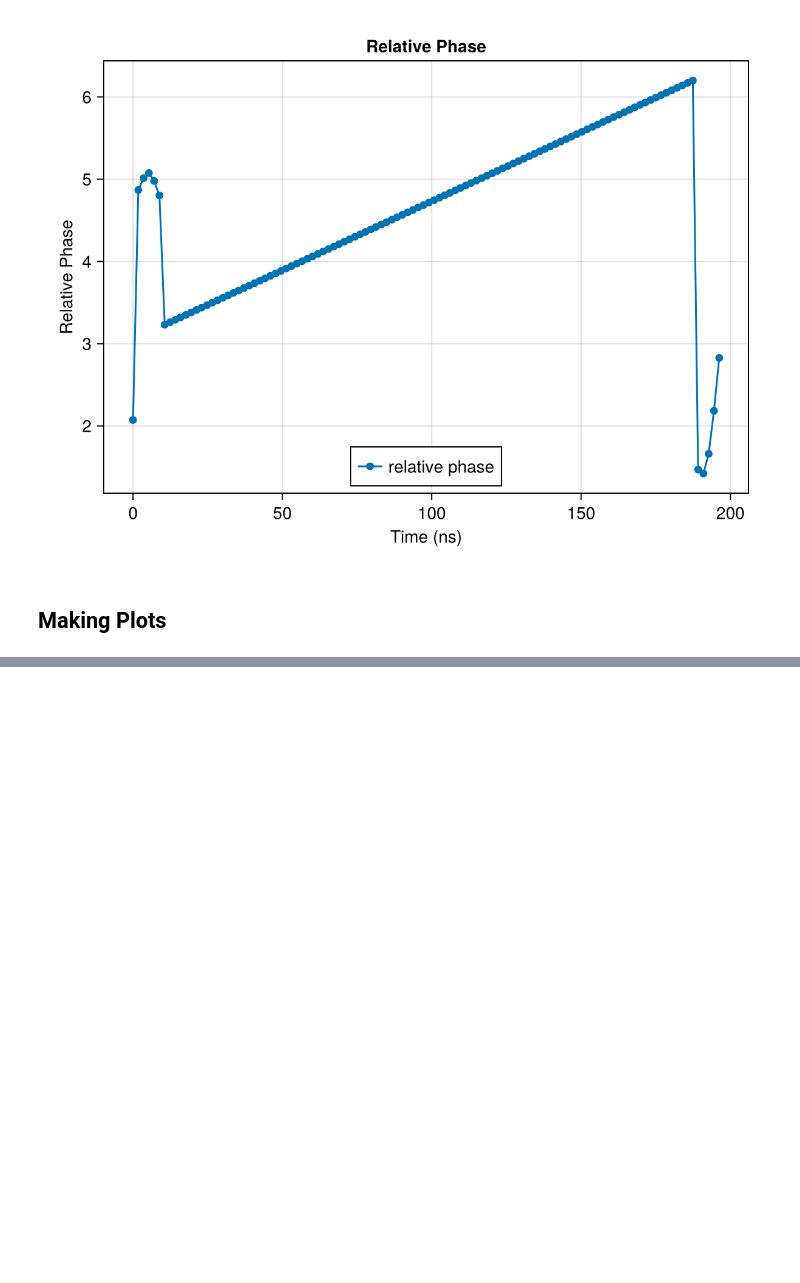
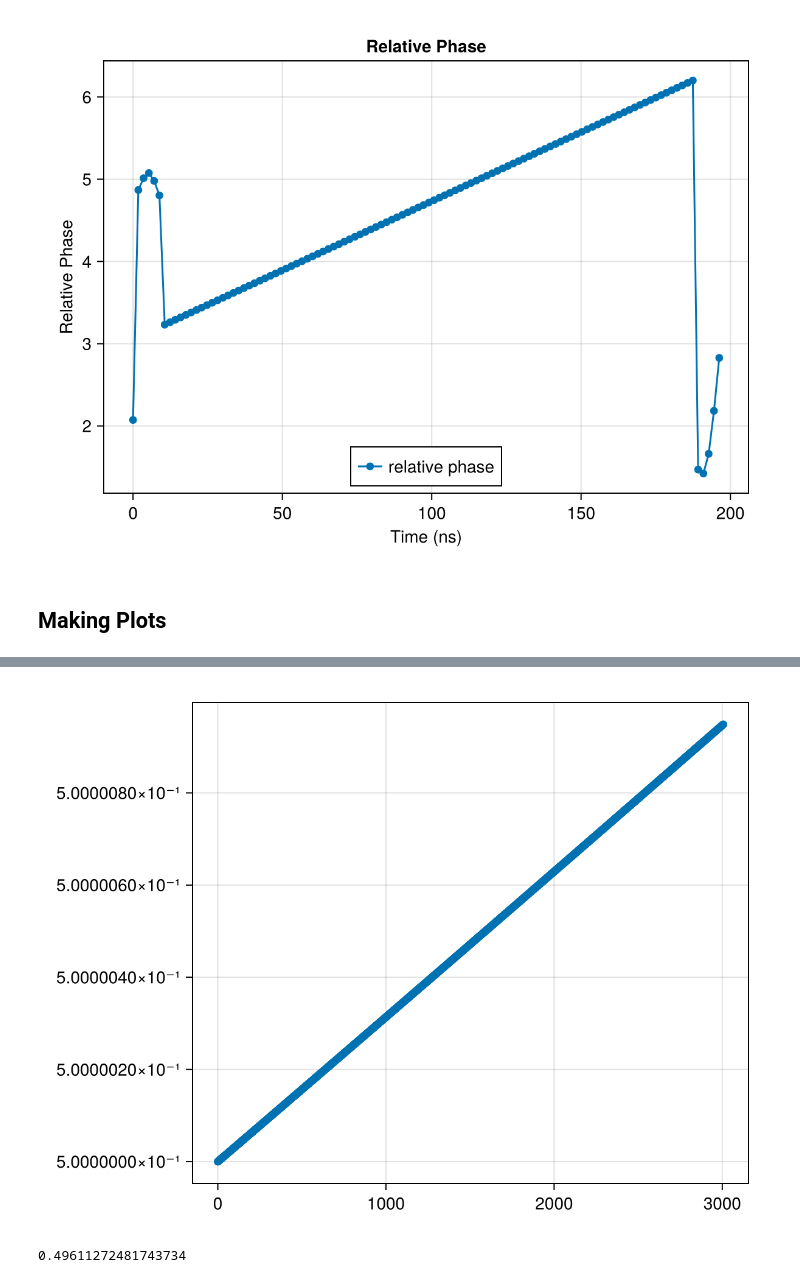
Before and after one commit to Gavin-Rockwood/SuperconductingCavities, a Jupyter notebook: Demo/DevTesting.ipynb, the cells around one changed output, grey strips where cells are left out. Drawn from its saved outputs; the diff is of its cells as text; code cells hidden in the pictures; blank space fills up the shorter version.

```diff
--- a/Demo/DevTesting.ipynb
+++ b/Demo/DevTesting.ipynb
@@ -225,0 +235,2 @@ norm(collect(dat.cubes[:Step_18][State = At(string((0,2))), Step_18_Steps = At(4
+# %%
+ramsey = SC.LoadRunResults("Data/Ramsey_00_plus_10_2024-09-18T16:41:28.655.nc"; cube_order = ["DEFAULT"], h_dims = [10,10]);
@@ -225,0 +240,21 @@ norm(collect(dat.cubes[:Step_18][State = At(string((0,2))), Step_18_Steps = At(4
+# %%
+rho = zeros(ComplexF64, length(ramsey[1]), 2, 2)
+for i in 1:length(ramsey[1])
+    rho[i, 1,1] = ψg'*ramsey[1][i]*ψg
+    rho[i, 2,1] = ψe'*ramsey[1][i]*ψg
+    rho[i, 1,2] = ψg'*ramsey[1][i]*ψe
+    rho[i, 2,2] = ψe'*ramsey[1][i]*ψe
+end
+# %%
+f = cm.Figure()
+ax = cm.Axis(f[1,1])
+
+cm.scatterlines!(ax, ramsey[2], norm.(rho[:, 1, 1]))
+
+f
+# %% [output]
+[figure, added]
+# %%
+norm(ψe'*ramsey[1][end]*ψg)
+# %% [output]
+0.49611272481743734
```
Also changed, not shown: parts of 13 cells of this notebook, 9 other files.
